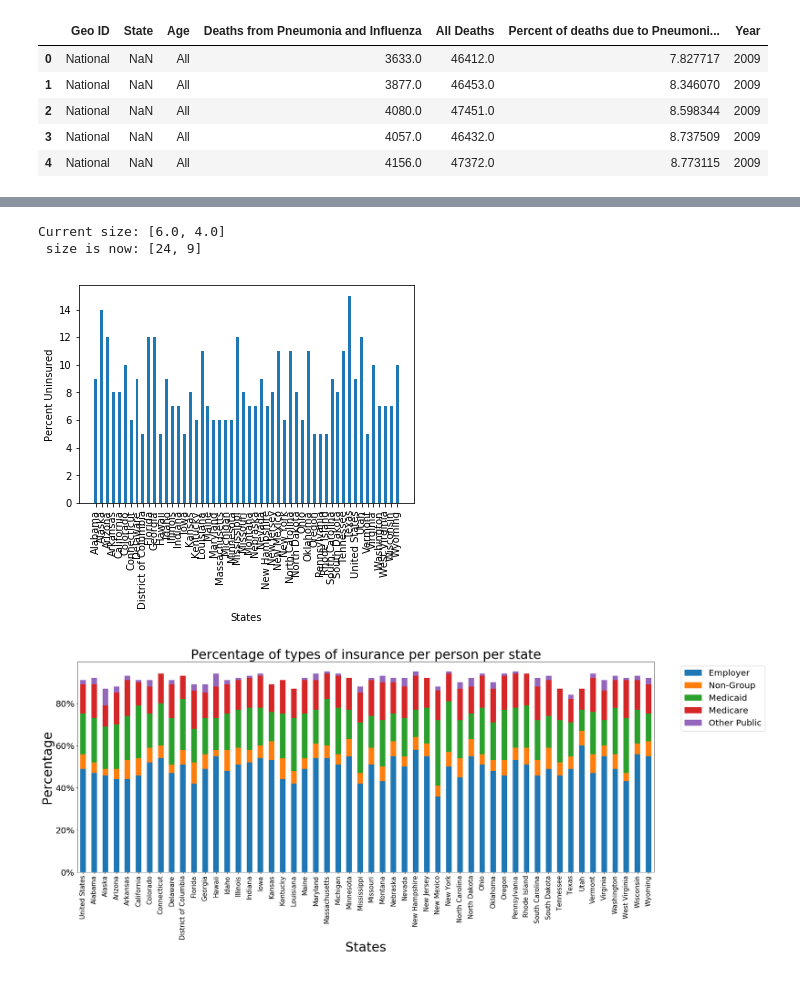
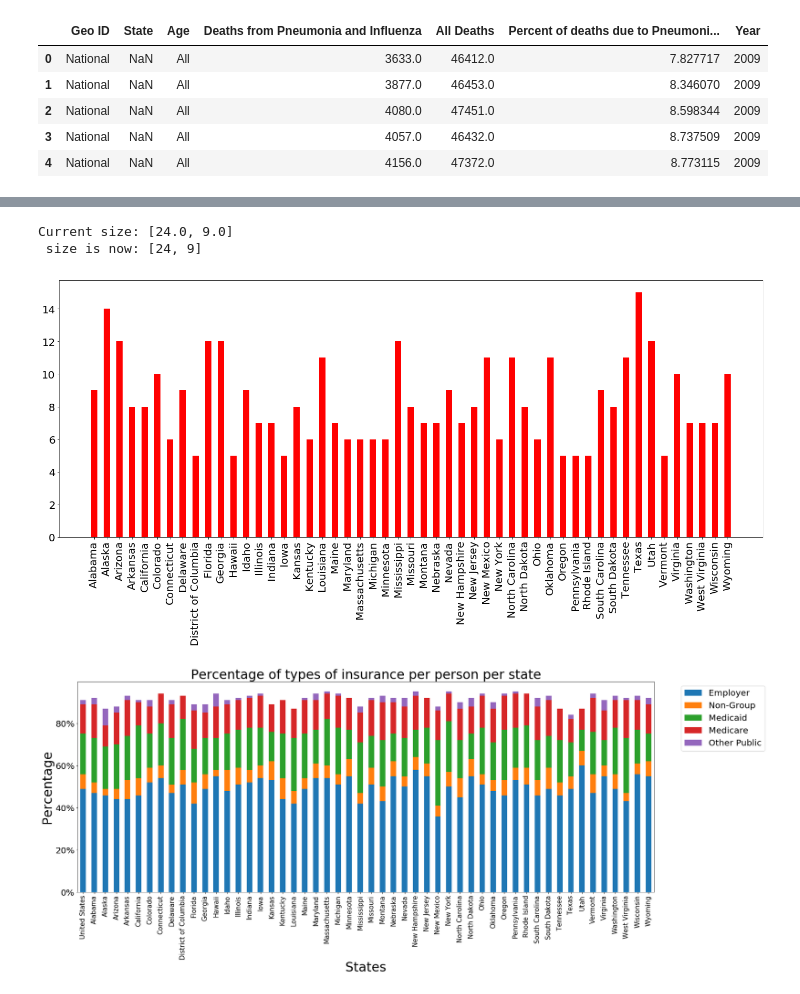
Before and after one commit to siven91/DataScienceProject1, a Jupyter notebook: AnotherDayAnotherData.ipynb, the cells around one changed output, grey strips where cells are left out. Saved outputs shown, nothing was run; the diff lists cells and outputs as text; code cells hidden in the pictures.

Commit message:
added more graphs concerning uninsured vs deaths

```diff
--- a/AnotherDayAnotherData.ipynb
+++ b/AnotherDayAnotherData.ipynb
@@ -162,30 +245,29 @@ perc_df
 # %%
-xaxis=drop_null_df["Location"]
-yaxis=drop_null_df["Uninsured"]*100
+xaxis=FiftyStates["State"]
+yaxis=FiftyStates["Uninsured"]*100
 
-plt.bar(xaxis,yaxis, align='center', width=.5)
+plt.bar(xaxis,yaxis, align='center', color='r', width=.5)
 plt.xticks(rotation=90)
 
 # Get current size
 fig_size = plt.rcParams["figure.figsize"]
 
 
 print("Current size:", fig_size)
 
 # # Set figure width to 12 and height to 9
 fig_size[0] = 24
 fig_size[1] = 9
 plt.rcParams["figure.figsize"] = fig_size
 print(" size is now:", fig_size)
 
-plt.ylabel('Percent Uninsured')
-plt.xlabel('States')
+plt.xlabel=('States')
 
 plt.show()
 # %% [output]
-Current size: [6.0, 4.0]
+Current size: [24.0, 9.0]
  size is now: [24, 9]
-[figure, old version]
+[figure, new version]
 # %%
 # Removing the uninsured column to adjust for the chart
 remove_uninsured_df = pd.DataFrame(drop_null_df.drop(['Uninsured'], axis=1))
```
Also changed, not shown: parts of 10 cells of this notebook.
